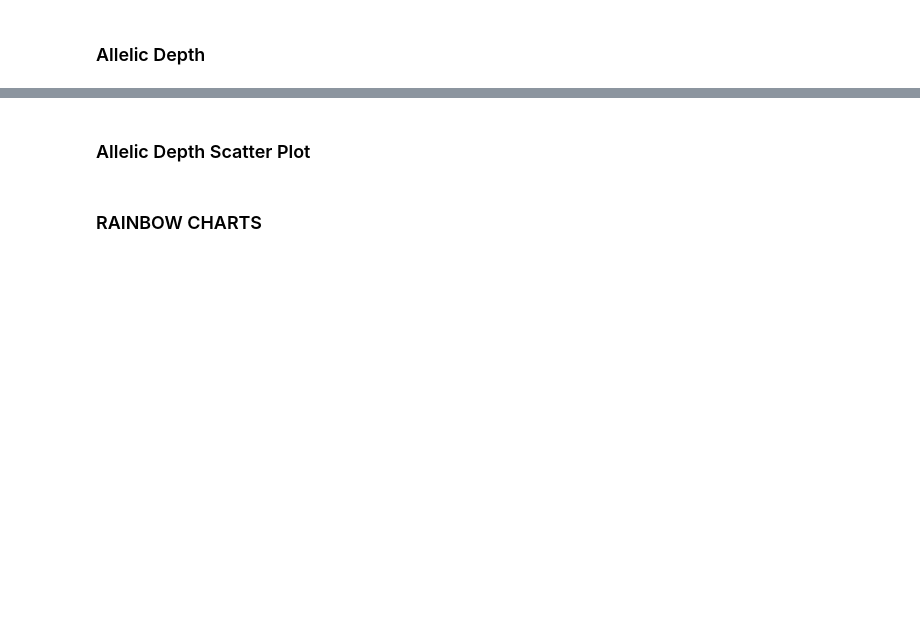
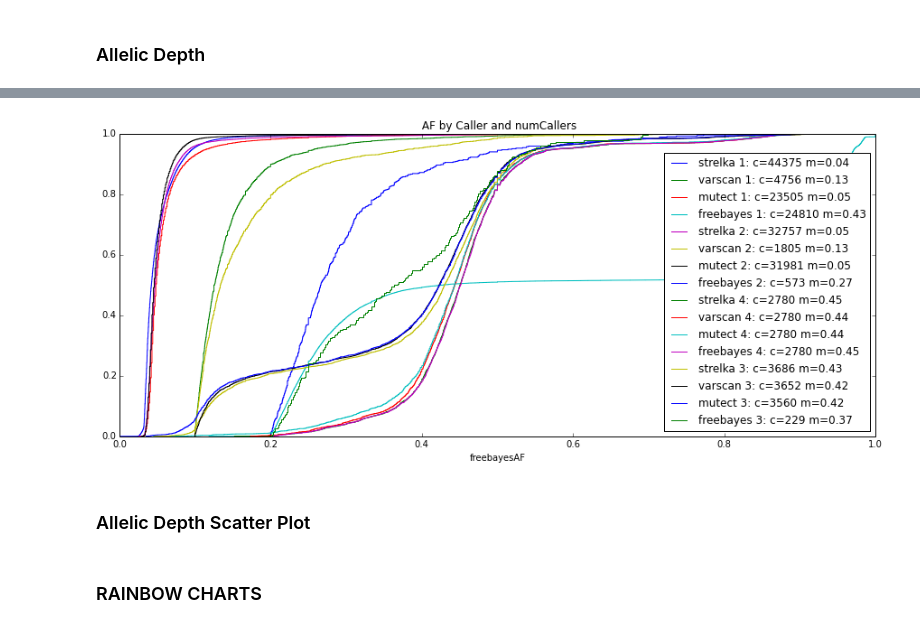
Before and after one commit to hartwigmedical/scripts, a Jupyter notebook: ipython/SLICE_REGRESSION.ipynb, the cells around one changed output, grey strips where cells are left out. Drawn from its saved outputs; the diff is of its cells as text; code cells hidden in the pictures; blank space fills up the shorter version.

```diff
--- a/ipython/SLICE_REGRESSION.ipynb
+++ b/ipython/SLICE_REGRESSION.ipynb
@@ -16,9 +18,11 @@ import analyseVCF as aVCF
 import venn as vn
 # %%
 #CHROM SLICING
-minChromFrac = 17.689695
-maxChromFrac = 17.73896
-#minChromFrac = 0
-#maxChromFrac = 26
+minChromFrac = 17.443476
+maxChromFrac = 17.491846
+#minChromFrac = 17.689695
+#maxChromFrac = 17.73896
+minChromFrac = 0
+maxChromFrac = 26
 # %%
 # COMBINED VCF CONFIG
@@ -242,15 +239,18 @@ for columnName in list(snpdf):
 # %%
-# BY CALLER BY TRUTH
-truths = snpdf.Truth.unique()
-for truth in truths:
+# BY CALLER AND numCallers
+numCallers = snpdf.numCallers.unique()
+for numCaller in numCallers:
     for columnName in list(snpdf):
         if columnName.endswith('allele'):
-            ser = snpdf[(snpdf.Truth == truth) &(snpdf[columnName] != '')][columnName[:-6] + 'allelicFreq']
-            ser = ser.sort_values()
-            #ser[len(ser)] = ser.iloc[-1]
-            cum_dist = np.linspace(0.,1.,len(ser))
-            ser_cdf = pd.Series(cum_dist, index=ser,name=columnName[:-6]+" "+str(truth)+": c="+str(ser.count())+" m="+str(round(ser.median(),2)))
-            ser_cdf.plot(drawstyle='steps',legend=True,title=" Allelic Frequency by Caller and Truth",figsize=[15,6])
+            ser = snpdf[(snpdf.numCallers == numCaller) &(snpdf[columnName] != '')][columnName[:-6] + 'AF']
+            if len(ser) > 0:
+                ser = ser.sort_values()
+                #ser[len(ser)] = ser.iloc[-1]
+                cum_dist = np.linspace(0.,1.,len(ser))
+                ser_cdf = pd.Series(cum_dist, index=ser,name=columnName[:-6]+" "+str(numCaller)+": c="+str(ser.count())+" m="+str(round(ser.median(),2)))
+                ser_cdf.plot(drawstyle='steps',legend=True,title=" AF by Caller and numCallers",figsize=[15,6])
+# %% [output]
+[figure, added]
 # %%
 #  BY VENN SEGMENT - Single Caller - FALSE POSITIVES
 myCaller = 'freebayes'
```
Also changed, not shown: parts of 38 cells of this notebook, 8 other files.
